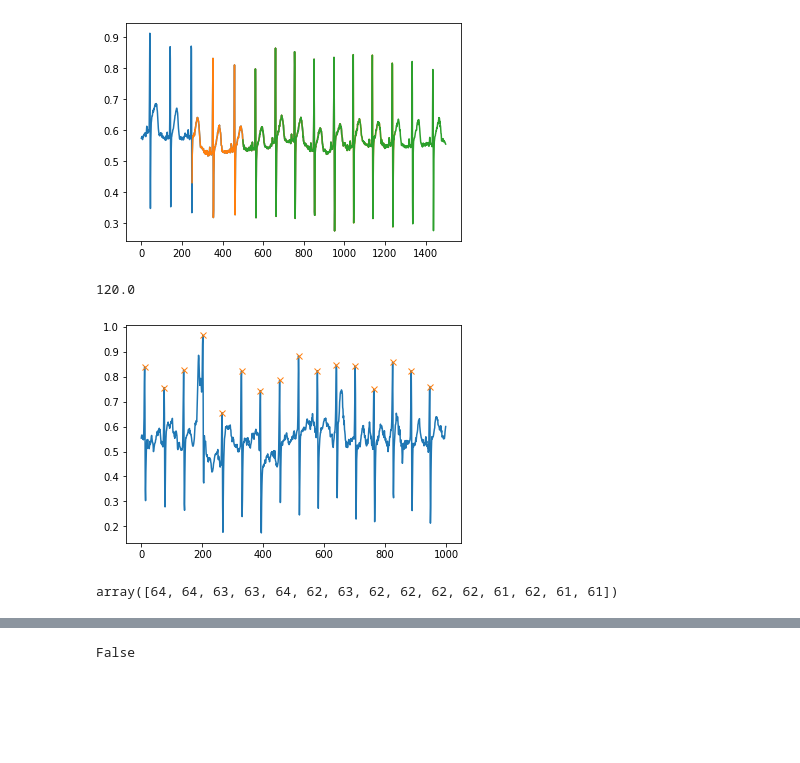
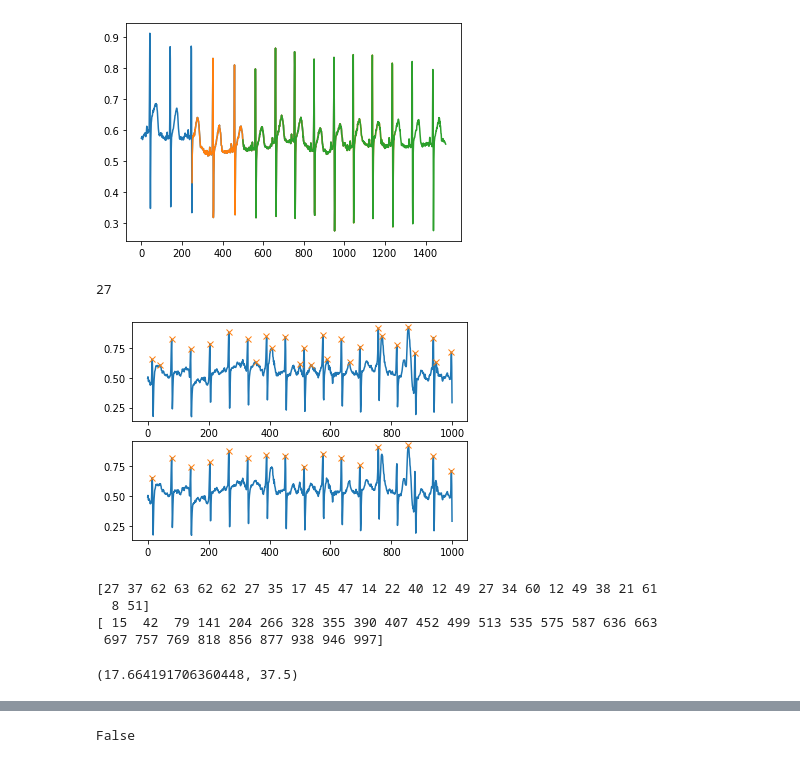
Before and after one commit to LongNguyen1984/TimeSeriesWithPython, a Jupyter notebook: HR_DNN.ipynb, the cells around one changed output, grey strips where cells are left out. Drawn from its saved outputs; the diff is of its cells as text; code cells hidden in the pictures; blank space fills up the shorter version.

```diff
--- a/HR_DNN.ipynb
+++ b/HR_DNN.ipynb
@@ -140,22 +140,32 @@ plt.plot(ECGseg[2])
 [figure]
 # %%
 from scipy.signal import find_peaks
-x = ECGseg[46].values
-peaks, _ = find_peaks(x, prominence=0.25)
+x = ECGseg[47].values
+prom = 0.1
+peaks, _ = find_peaks(x, prominence=prom)
+peaks2, _ = find_peaks(x, prominence=prom, distance=50)
+plt.subplot(211)
 plt.plot(x)
 plt.plot(peaks, x[peaks], "x")
-
+plt.subplot(212)
+plt.plot(x)
+plt.plot(peaks2, x[peaks2], "x")
 Nbeat = len(peaks)
 
-BPM = Nbeat*7.5
+BPM = Nbeat
 print(BPM)
 # %% [output]
-120.0
+27
-[figure, old version]
+[figure, new version]
 # %%
 import numpy as np
-
 a = np.diff(peaks)
-a
+print(a)
+print(peaks)
+np.std(a), np.median(a)
 # %% [output]
-array([64, 64, 63, 63, 64, 62, 63, 62, 62, 62, 62, 61, 62, 61, 61])
+[27 37 62 63 62 62 27 35 17 45 47 14 22 40 12 49 27 34 60 12 49 38 21 61
+  8 51]
+[ 15  42  79 141 204 266 328 355 390 407 452 499 513 535 575 587 636 663
+ 697 757 769 818 856 877 938 946 997]
+(17.664191706360448, 37.5)
```
Also changed, not shown: parts of 6 cells of this notebook.
